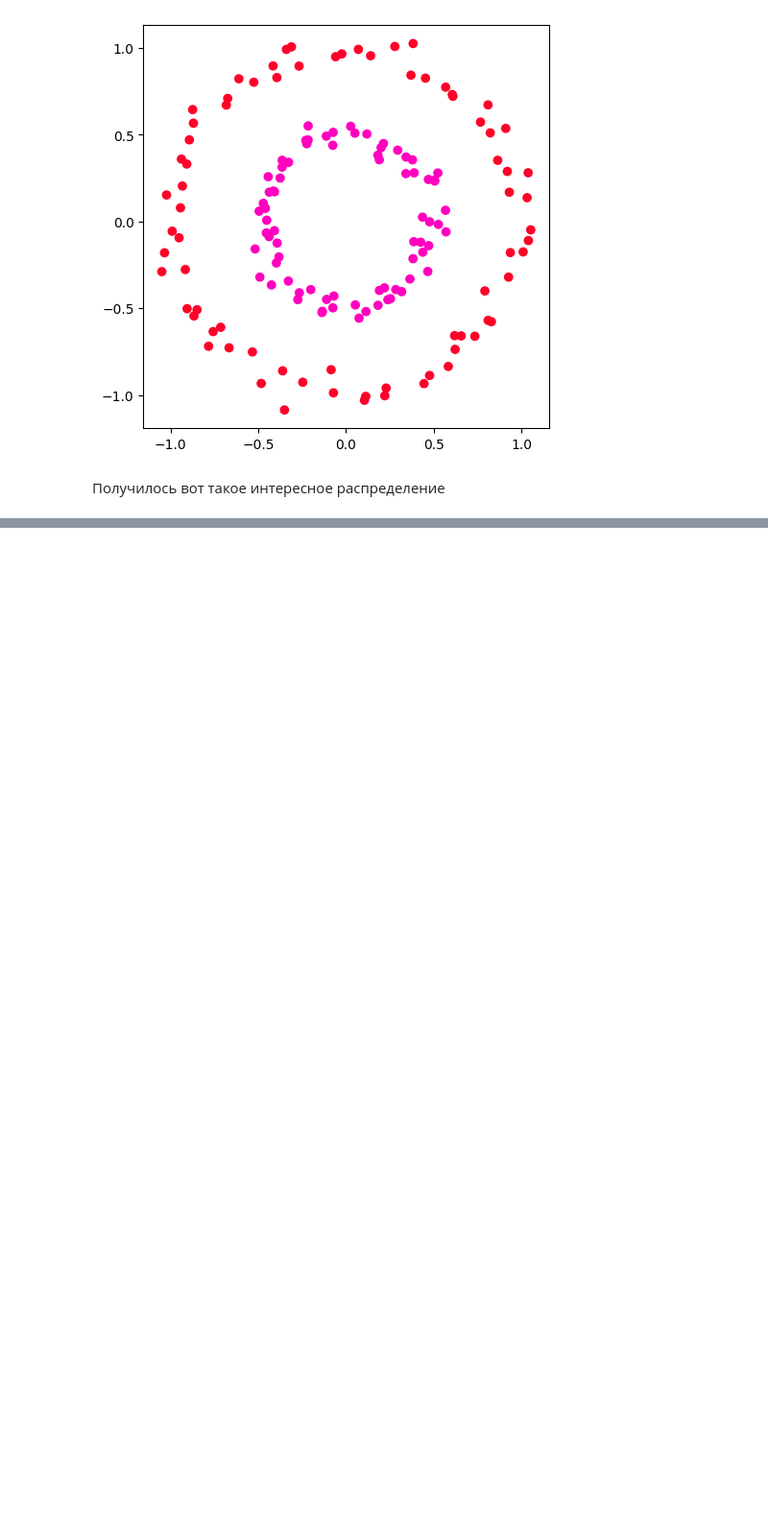
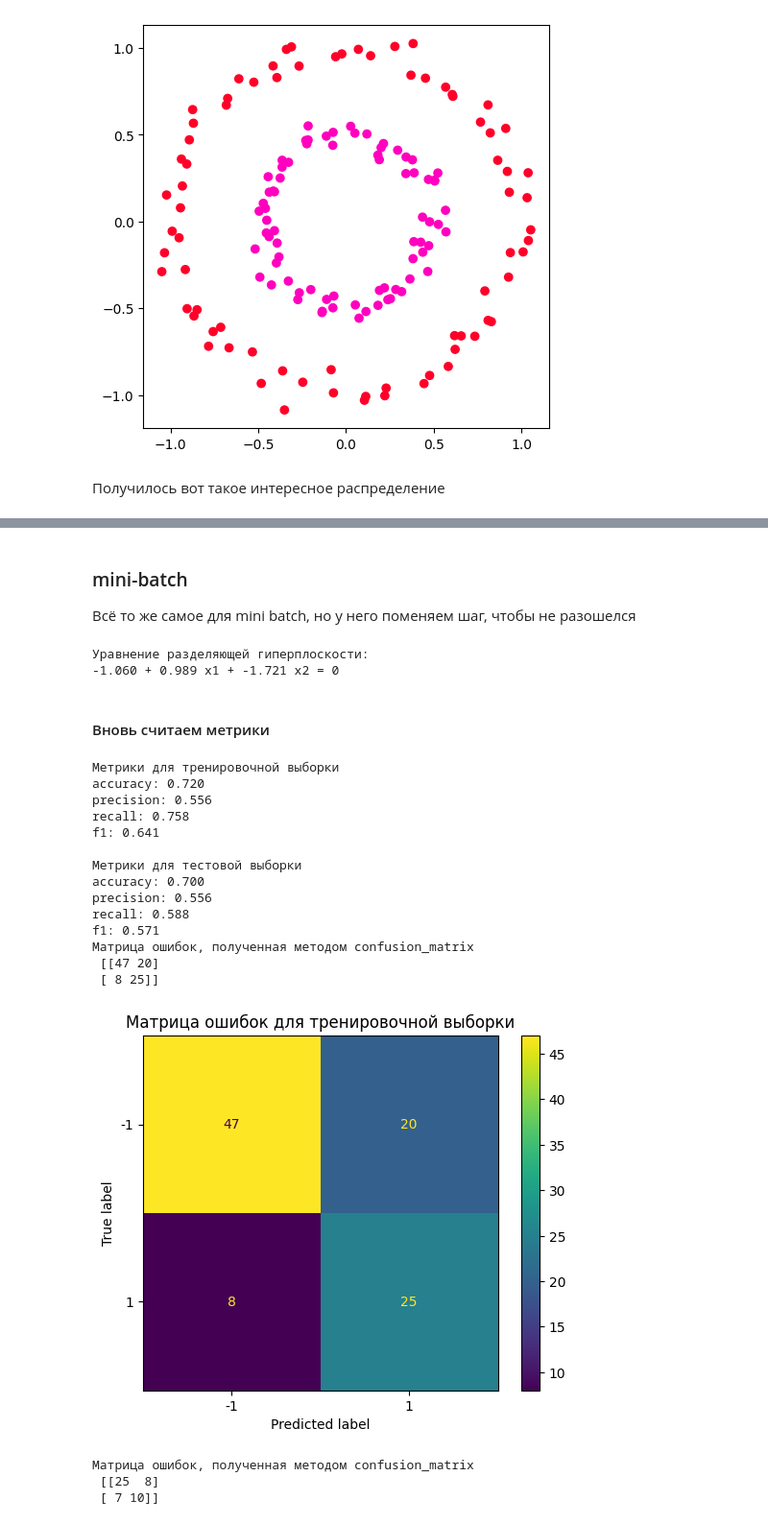
Before and after one commit to J0hnLenin/MachineLearningLabs, a Jupyter notebook: Lab06.ipynb, the cells around one changed output, grey strips where cells are left out. Shown at 96% size. Drawn from its saved outputs; the diff is of its cells as text; code cells hidden in the pictures; blank space fills up the shorter version.

```diff
--- a/Lab06.ipynb
+++ b/Lab06.ipynb
@@ -1342,0 +1457,35 @@ ax.add_artist(legend1)
+# %% [markdown]
+### mini-batch
+Всё то же самое для mini batch, но у него поменяем шаг, чтобы не разошелся
+# %%
+svm_mini_batch = SupportVectorMachine(X_train, y_train, h=0.005, min_iterations=1000, strategy='mini-batch', batch_size=10)
+w_ = svm_mini_batch.fit()  #веса
+print("Уравнение разделяющей гиперплоскости:")
+print(f"{w_[0]:.03f}" + "".join([f" + {w_[i]:.03f} x{i}" for i in range(1, len(w_))]) + " = 0")
+# %% [output]
+Уравнение разделяющей гиперплоскости:
+-1.060 + 0.989 x1 + -1.721 x2 = 0
+# %% [markdown]
+#### Вновь считаем метрики
+# %%
+cntr_svm_mini_batch = Counter(X_train, X_test, y_train, y_test, svm_mini_batch)
+cntr_svm_mini_batch.try_model()
+# %% [output]
+Метрики для тренировочной выборки
+accuracy: 0.720
+precision: 0.556
+recall: 0.758
+f1: 0.641
+
+Метрики для тестовой выборки
+accuracy: 0.700
+precision: 0.556
+recall: 0.588
+f1: 0.571
+Матрица ошибок, полученная методом confusion_matrix
+ [[47 20]
+ [ 8 25]]
+[figure, added]
+Матрица ошибок, полученная методом confusion_matrix
+ [[25  8]
+ [ 7 10]]
```
Also changed, not shown: parts of 75 cells of this notebook.
